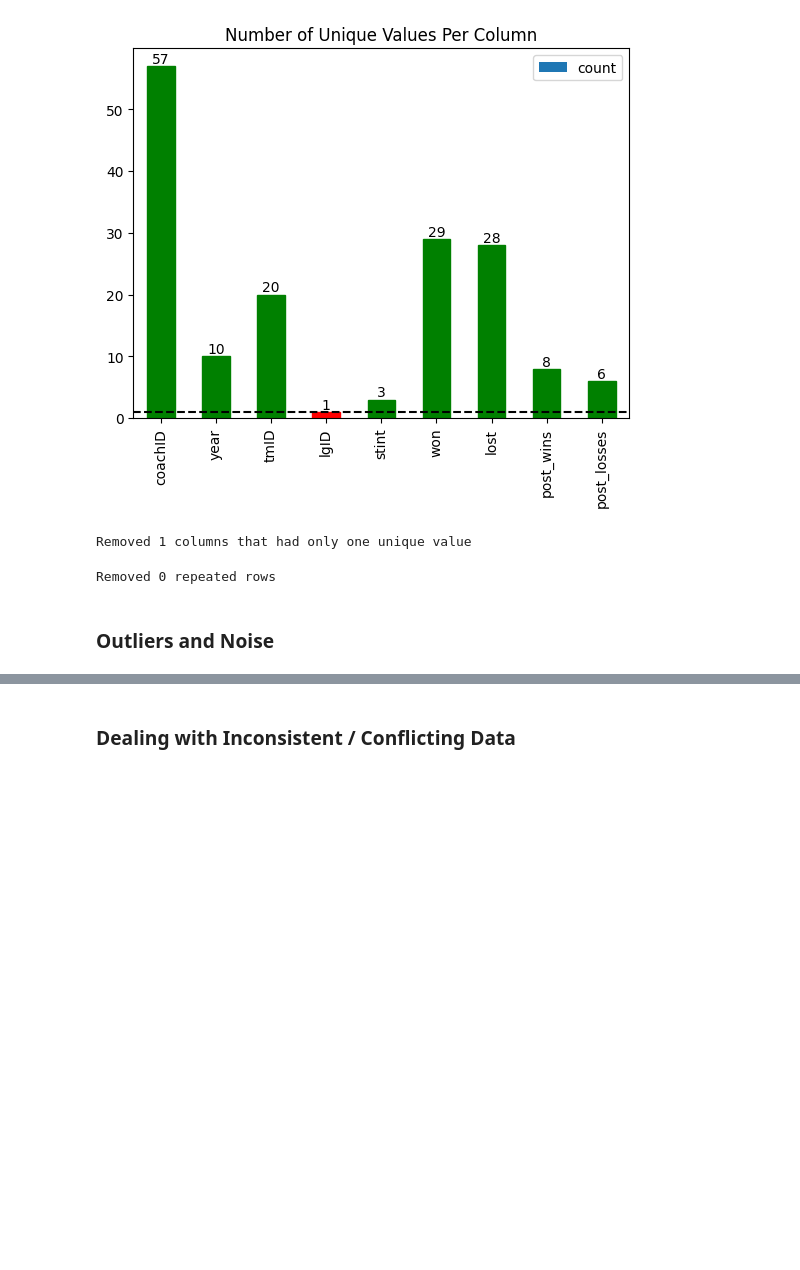
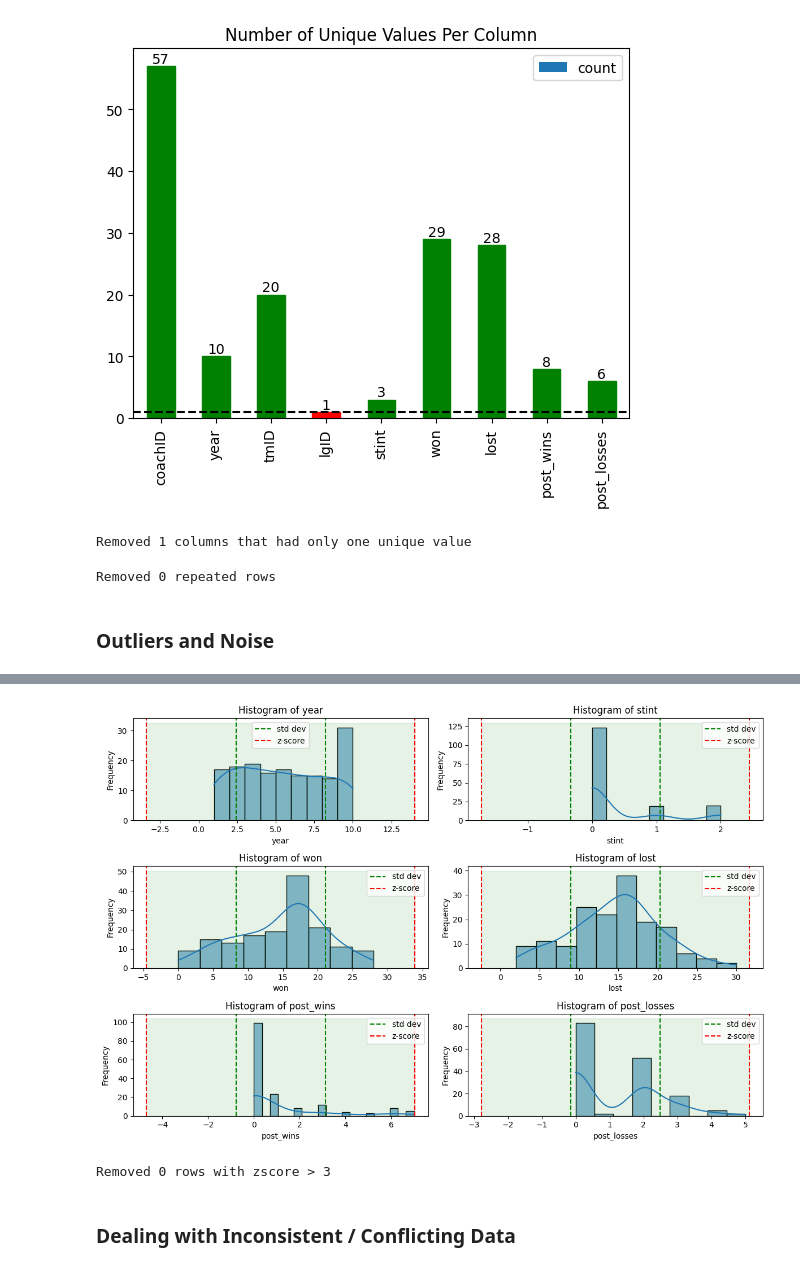
Before and after one commit to DanielRodrigues08/AC-FEUP, a Jupyter notebook: data_preparation/coaches.ipynb, the cells around one changed output, grey strips where cells are left out. Cells and saved outputs as stored; diff of their text form; code cells hidden in the pictures; blank space fills up the shorter version.

Commit message:
histogram plot and z-score function

```diff
--- a/data_preparation/coaches.ipynb
+++ b/data_preparation/coaches.ipynb
@@ -49,0 +48,3 @@ Removed 0 repeated rows
+# %%
+histogram_plot(df, 3)
+# %% [output]
@@ -50,2 +52,10 @@ Removed 0 repeated rows
+[figure, added]
+# %%
+num_rows = df.shape[0]
+threshold = 3
+df = filter_by_zscore(df, threshold)
+print(f"Removed {num_rows - df.shape[0]} rows with zscore > {threshold}")
+# %% [output]
+Removed 0 rows with zscore > 3
 # %% [markdown]
 ### Dealing with Inconsistent / Conflicting Data
```
Also changed, not shown: parts of 3 cells of this notebook, 2 other files.
